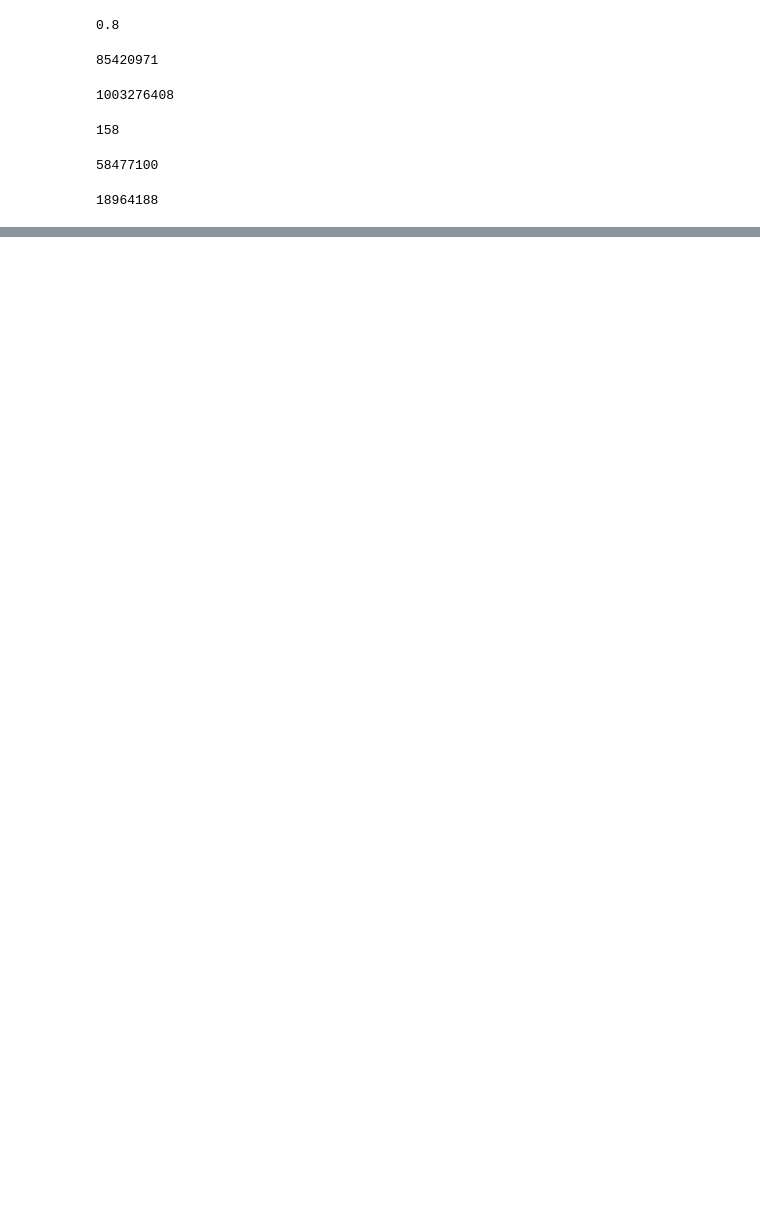
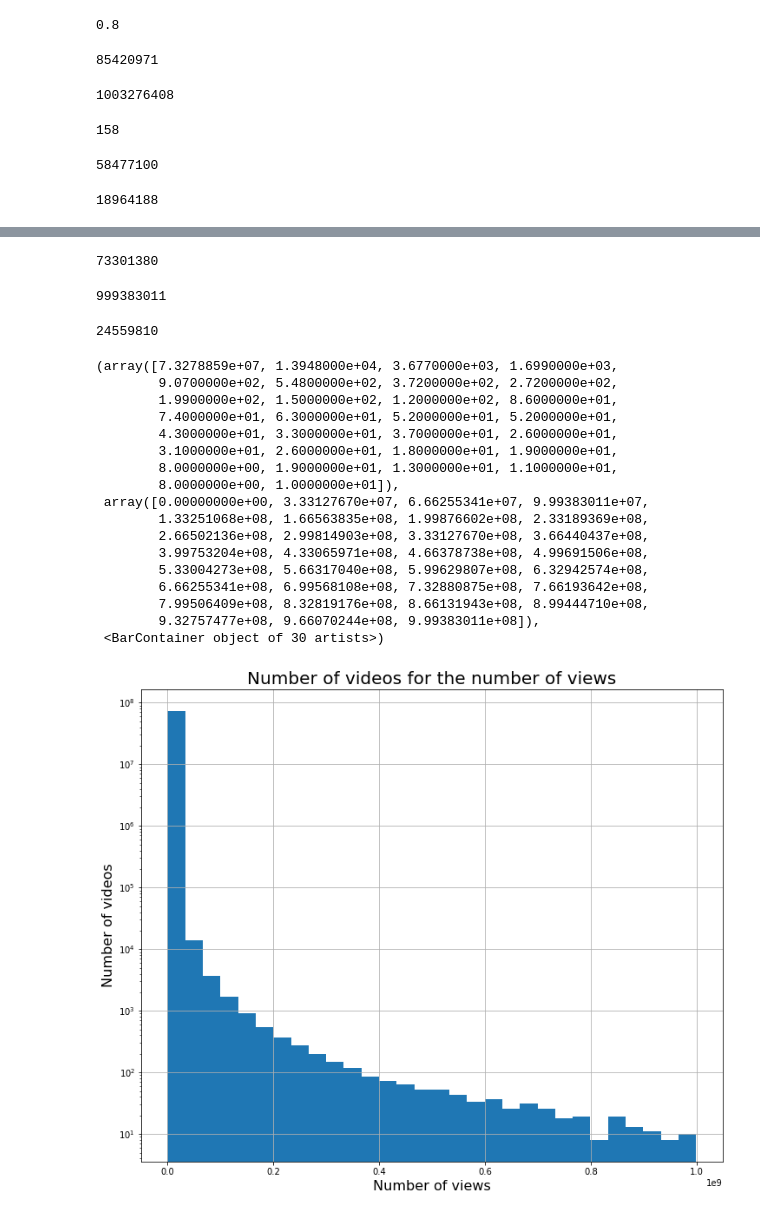
Before and after one commit to manoelhortaribeiro/youtube_projects, a Jupyter notebook: notebooks/1 - Data Analysis.ipynb, the cells around one changed output, grey strips where cells are left out. Drawn from its saved outputs; the diff is of its cells as text; code cells hidden in the pictures; blank space fills up the shorter version.

```diff
--- a/notebooks/1 - Data Analysis.ipynb
+++ b/notebooks/1 - Data Analysis.ipynb
@@ -709,0 +736,25 @@ len(idx_to_considered_chan100000_vid10000)
+# %%
+with gzip.open('/dlabdata1/youtube_large/yt_metadata_en.jsonl.gz', 'rb') as f:
+
+    for i, line in enumerate(f):
+
+        if i%2000000 == 0:
+            print('Checked ' + str(i) + ' videos...')
+
+        video = json.loads(line)
+
+        try:
+            n_views.append(int(video['view_count']))
+        except:
+            None
+
+        try:
+            uploaded_date = datetime.strptime(video['upload_date'][:10], '%Y-%m-%d')
+
+            if uploaded_date >= last_video_date:
+                last_video_date = uploaded_date
+
+            if uploaded_date <= first_video_date:
+                first_video_date = uploaded_date
+        except:
+            None
@@ -709,0 +791,2 @@ len(idx_to_considered_chan100000_vid10000)
+# %%
+n_views = sorted(n_views)
@@ -709,0 +797,10 @@ len(idx_to_considered_chan100000_vid10000)
+# %%
+n_views_sub_billion = n_views[:-136]
+# %%
+len(n_views_sub_billion)
+# %% [output]
+73301380
+# %%
+n_views_sub_billion[-1]
+# %% [output]
+999383011
@@ -709,0 +814,34 @@ len(idx_to_considered_chan100000_vid10000)
+# %%
+n_views_sub_thousand
+# %% [output]
+24559810
+# %%
+fig, ax = plt.subplots(figsize=(12, 10))
+
+ax.set_title('Number of videos for the number of views', fontsize=20)
+ax.set_xlabel('Number of views', fontsize=16)
+ax.set_ylabel('Number of videos', fontsize=16)
+
+ax.set_yscale('log')
+ax.grid('on')
+
+ax.hist(n_views_sub_billion, bins=30)
+# %% [output]
+(array([7.3278859e+07, 1.3948000e+04, 3.6770000e+03, 1.6990000e+03,
+        9.0700000e+02, 5.4800000e+02, 3.7200000e+02, 2.7200000e+02,
+        1.9900000e+02, 1.5000000e+02, 1.2000000e+02, 8.6000000e+01,
+        7.4000000e+01, 6.3000000e+01, 5.2000000e+01, 5.2000000e+01,
+        4.3000000e+01, 3.3000000e+01, 3.7000000e+01, 2.6000000e+01,
+        3.1000000e+01, 2.6000000e+01, 1.8000000e+01, 1.9000000e+01,
+        8.0000000e+00, 1.9000000e+01, 1.3000000e+01, 1.1000000e+01,
+        8.0000000e+00, 1.0000000e+01]),
+ array([0.00000000e+00, 3.33127670e+07, 6.66255341e+07, 9.99383011e+07,
+        1.33251068e+08, 1.66563835e+08, 1.99876602e+08, 2.33189369e+08,
+        2.66502136e+08, 2.99814903e+08, 3.33127670e+08, 3.66440437e+08,
+        3.99753204e+08, 4.33065971e+08, 4.66378738e+08, 4.99691506e+08,
+        5.33004273e+08, 5.66317040e+08, 5.99629807e+08, 6.32942574e+08,
+        6.66255341e+08, 6.99568108e+08, 7.32880875e+08, 7.66193642e+08,
+        7.99506409e+08, 8.32819176e+08, 8.66131943e+08, 8.99444710e+08,
+        9.32757477e+08, 9.66070244e+08, 9.99383011e+08]),
+ <BarContainer object of 30 artists>)
+[figure, added]
```
Also changed, not shown: parts of 39 cells of this notebook, 23 other files.
